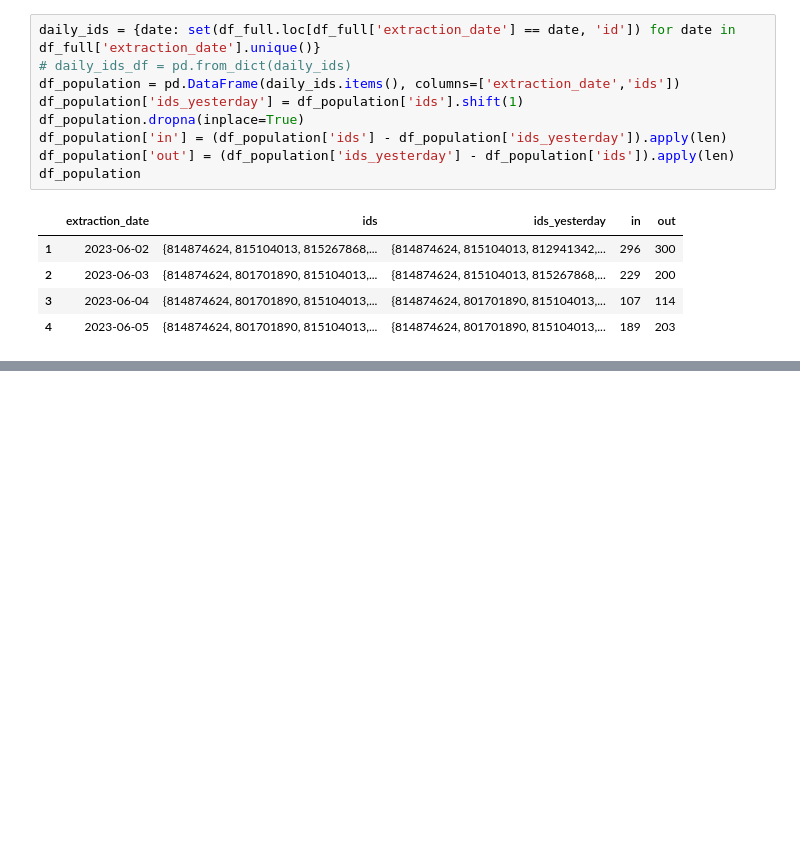
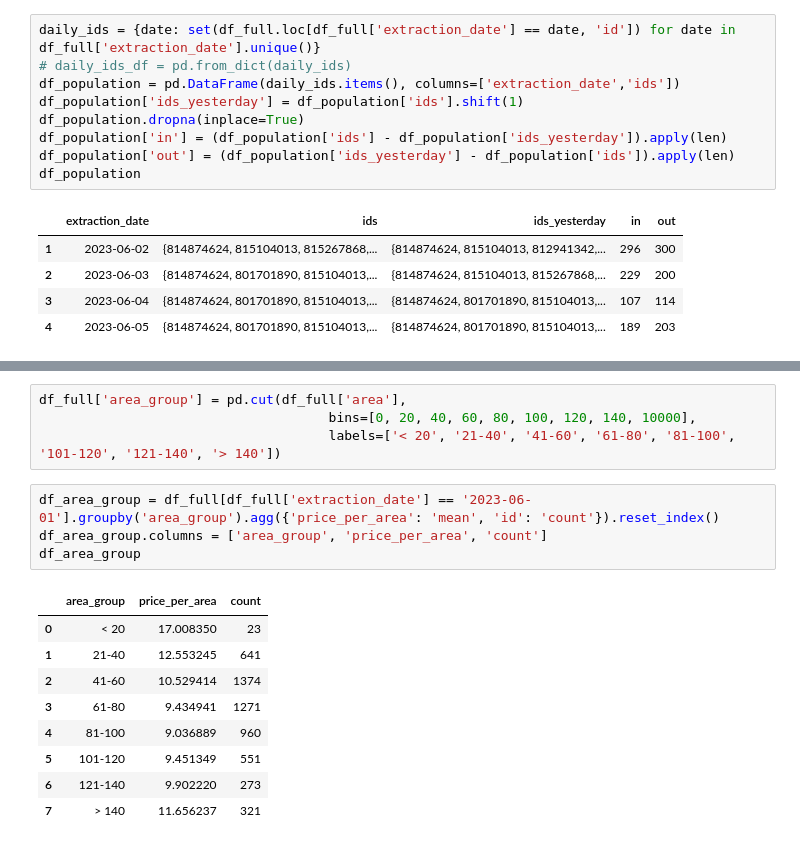
Before and after one commit to GerasimosPanagiotakopoulos/real-estate, a Jupyter notebook: Dashboard.ipynb, the cells around one changed output, grey strips where cells are left out. Drawn from its saved outputs; the diff is of its cells as text; blank space fills up the shorter version.

```diff
--- a/Dashboard.ipynb
+++ b/Dashboard.ipynb
@@ -567,0 +576,18 @@ Dash is running on http://127.0.0.1:8050/
+# %%
+df_full['area_group'] = pd.cut(df_full['area'],
+                                     bins=[0, 20, 40, 60, 80, 100, 120, 140, 10000],
+                                     labels=['< 20', '21-40', '41-60', '61-80', '81-100', '101-120', '121-140', '> 140'])
+# %%
+df_area_group = df_full[df_full['extraction_date'] == '2023-06-01'].groupby('area_group').agg({'price_per_area': 'mean', 'id': 'count'}).reset_index()
+df_area_group.columns = ['area_group', 'price_per_area', 'count']
+df_area_group
+# %% [output]
+|  | area_group | price_per_area | count |
+| 0 | < 20 | 17.008350 | 23 |
+| 1 | 21-40 | 12.553245 | 641 |
+| 2 | 41-60 | 10.529414 | 1374 |
+| 3 | 61-80 | 9.434941 | 1271 |
+| 4 | 81-100 | 9.036889 | 960 |
+| 5 | 101-120 | 9.451349 | 551 |
+| 6 | 121-140 | 9.902220 | 273 |
+| 7 | > 140 | 11.656237 | 321 |
```
Also changed, not shown: parts of 28 cells of this notebook, 3 other files.
